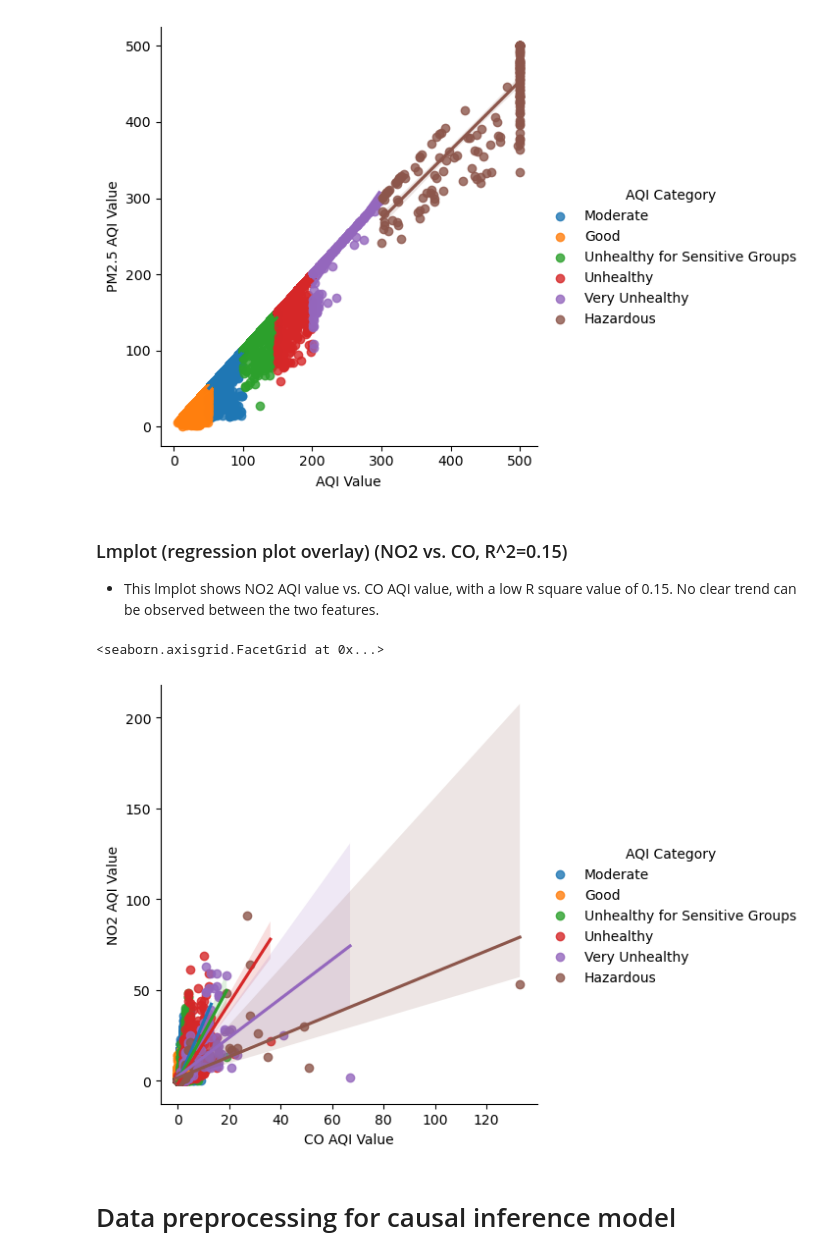
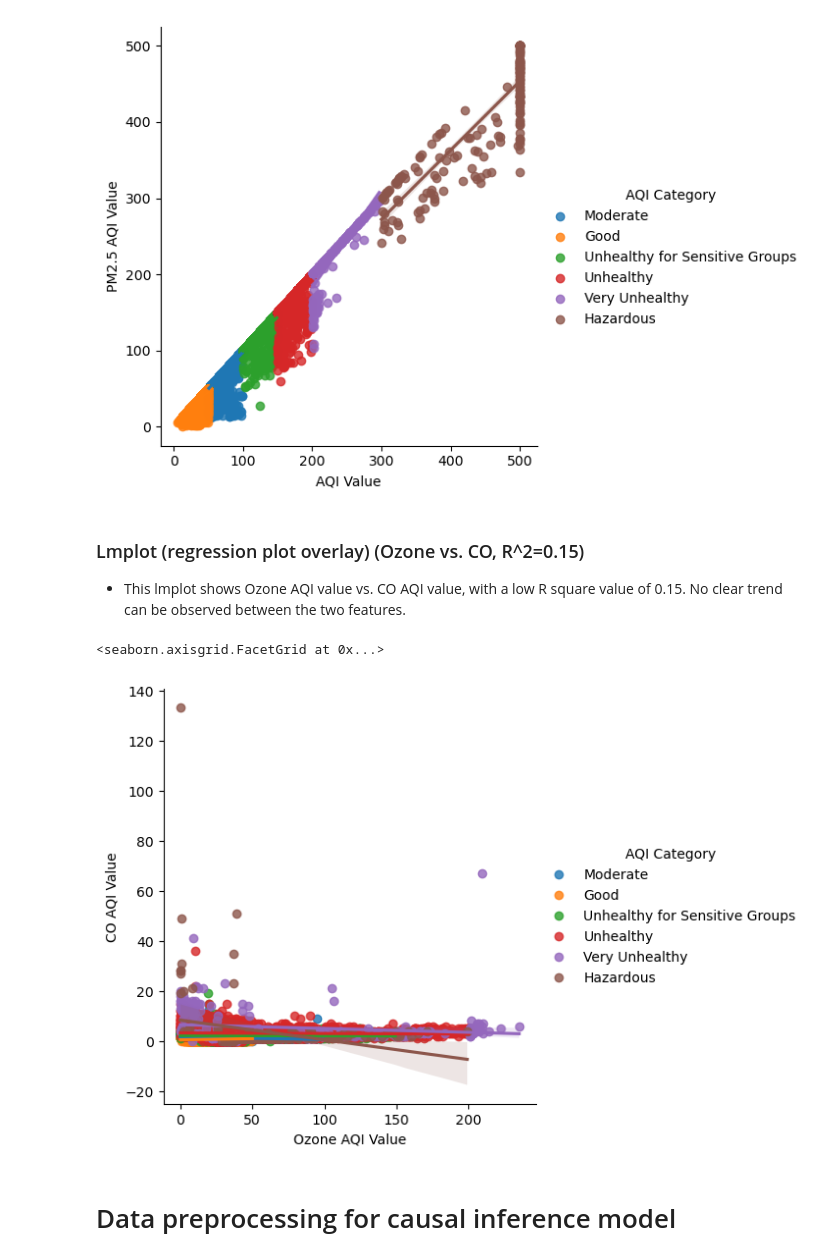
Before and after one commit to xiao-lin-ux/EAEE4000-AQI-Project, a Jupyter notebook: causal_analysis.ipynb, the cells around one changed output. Drawn from its saved outputs; the diff is of its cells as text; code cells hidden in the pictures.

```diff
--- a/causal_analysis.ipynb
+++ b/causal_analysis.ipynb
@@ -111,13 +102,13 @@ sns.lmplot(data=aqi_df, x='AQI Value', y='PM2.5 AQI Value', hue='AQI Category')
 <seaborn.axisgrid.FacetGrid at 0x...>
 [figure]
 # %% [markdown]
-### Lmplot (regression plot overlay) (NO2 vs. CO, R^2=0.15)
-* This lmplot shows NO2 AQI value vs. CO AQI value, with a low R square value of 0.15. No clear trend can be observed between the two features.
+### Lmplot (regression plot overlay) (Ozone vs. CO, R^2=0.15)
+* This lmplot shows Ozone AQI value vs. CO AQI value, with a low R square value of 0.15. No clear trend can be observed between the two features.
 # %%
-sns.lmplot(data=aqi_df, x='CO AQI Value', y='NO2 AQI Value', hue='AQI Category')
+sns.lmplot(data=aqi_df, x='Ozone AQI Value', y='CO AQI Value', hue='AQI Category')
 # %% [output]
 <seaborn.axisgrid.FacetGrid at 0x...>
-[figure, old version]
+[figure, new version]
 # %% [markdown]
 # Data preprocessing for causal inference model
 # %%
```
Also changed, not shown: parts of 4 cells of this notebook, 1 other file.
